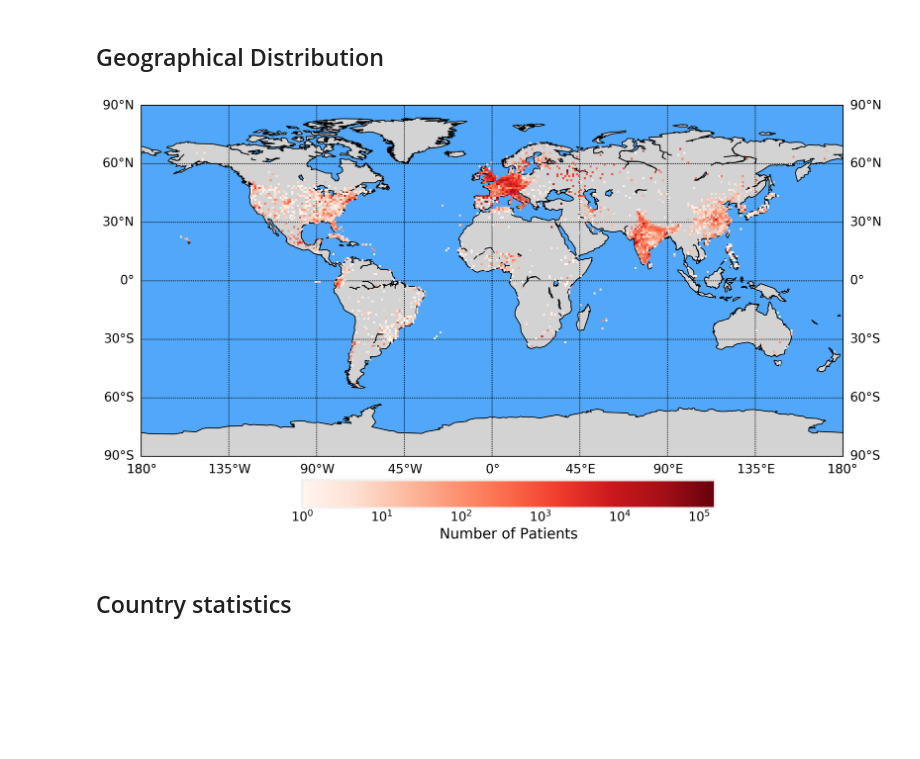
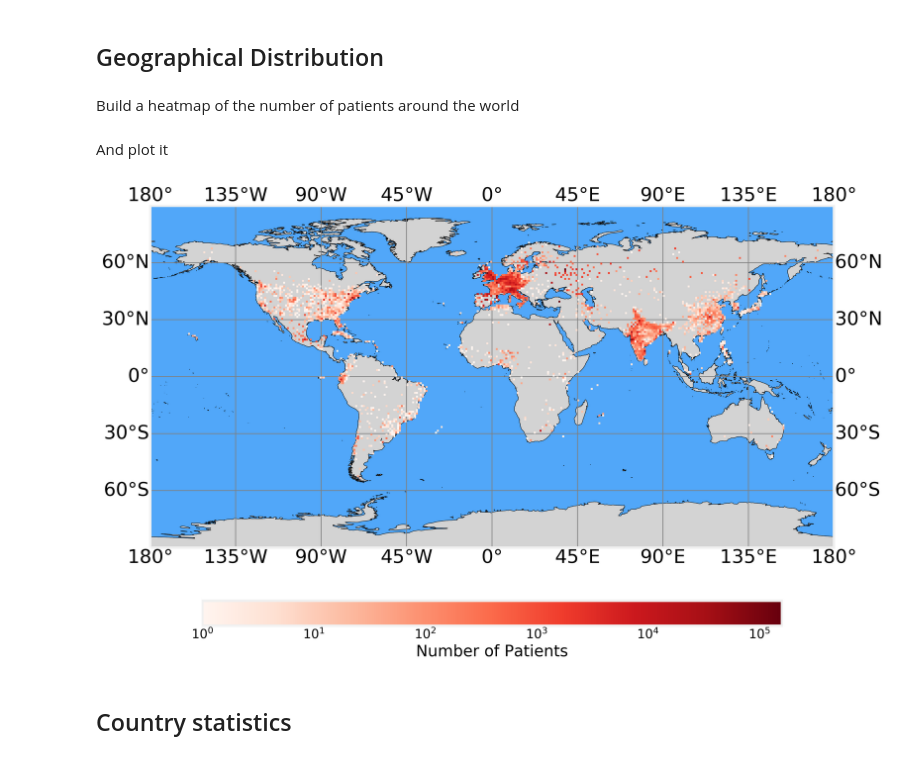
Before and after one commit to DataForScience/Epidemiology101, a Jupyter notebook: Epidemiology002.ipynb, the cells around one changed output. Saved outputs shown, nothing was run; the diff lists cells and outputs as text; code cells hidden in the pictures; blank space fills up the shorter version.

```diff
--- a/Epidemiology002.ipynb
+++ b/Epidemiology002.ipynb
@@ -89,6 +92,8 @@ data.shape
 (2310112, 7)
 # %% [markdown]
 ## Geographical Distribution
+# %% [markdown]
+Build a heatmap of the number of patients around the world
 # %%
 counts = np.zeros((180, 360), dtype='float')
 data['y'] = np.round(data['longitude'].astype('float')+180)
@@ -104,33 +109,38 @@ for i, row in coords.iterrows():
     count = row['count']
 
     counts[x, y] = count
+# %% [markdown]
+And plot it
 # %%
-fig, ax = plt.subplots(1)
+ax = plt.axes(projection=ccrs.PlateCarree())
+fig = plt.gcf()
+ax.set_global()
+ax.coastlines()
 
-m = Basemap(ax=ax)
-m.drawmapboundary(fill_color=colors[0])
-m.fillcontinents(color='lightgray',lake_color=colors[0])
-m.drawcoastlines()
-
-m.drawparallels(np.arange(-90, 90.5, 30), labels=[1,1,0,1], fontsize=14)
-m.drawmeridians(np.arange(-180, 180, 45), labels=[1,1,0,1], fontsize=14)
+ax.add_feature(cfeature.NaturalEarthFeature('physical', 'land', '50m', edgecolor='k', facecolor='lightgray'))
+ax.add_feature(cfeature.NaturalEarthFeature('physical', 'ocean', '50m', edgecolor='k', facecolor=colors[0]))
 
 vmin = np.log10(counts+1).min()
 vmax = np.log10(counts+1).max()
 norm = Normalize(vmin=vmin, vmax=vmax)
 
 counts[counts==0] = np.nan
 
-m.imshow(np.log10(counts+1), cmap=plt.cm.Reds, zorder=3)
+ax.imshow(np.log10(counts+1), origin='upper', extent=(-180, 180, 90, -90), cmap=plt.cm.Reds, zorder=3)
 
-cax = fig.add_axes([0.27, 0.1, 0.5, 0.05])
+ax.gridlines(draw_labels=True, dms=True,
+             xlocs=np.arange(-180, 180.1, 45),
+             ylocs=np.arange(-90, 90.1, 30),
+             x_inline=False, y_inline=False, color='gray')
+
+cax = fig.add_axes([0.1, 0.00, 0.8, 0.05])
 
 cb = ColorbarBase(cax, cmap=plt.cm.Reds, orientation='horizontal', norm=norm)
-cb.ax.set_xticklabels([r'$10^0$', r'$10^1$', r'$10^2$', r'$10^3$', r'$10^4$', r'$10^5$'], fontsize=14)
-cb.ax.set_xlabel('Number of Patients', fontsize=16)
+cb.ax.set_xticklabels([r'$10^0$', r'$10^1$', r'$10^2$', r'$10^3$', r'$10^4$', r'$10^5$'], fontsize=16)
+cb.ax.set_xlabel('Number of Patients', fontsize=20)
 fig.tight_layout()
 # %% [output]
-[figure, old version]
+[figure, new version]
 # %% [markdown]
 ## Country statistics
 # %% [markdown]
```
Also changed, not shown: parts of 7 cells of this notebook, 2 other files.
